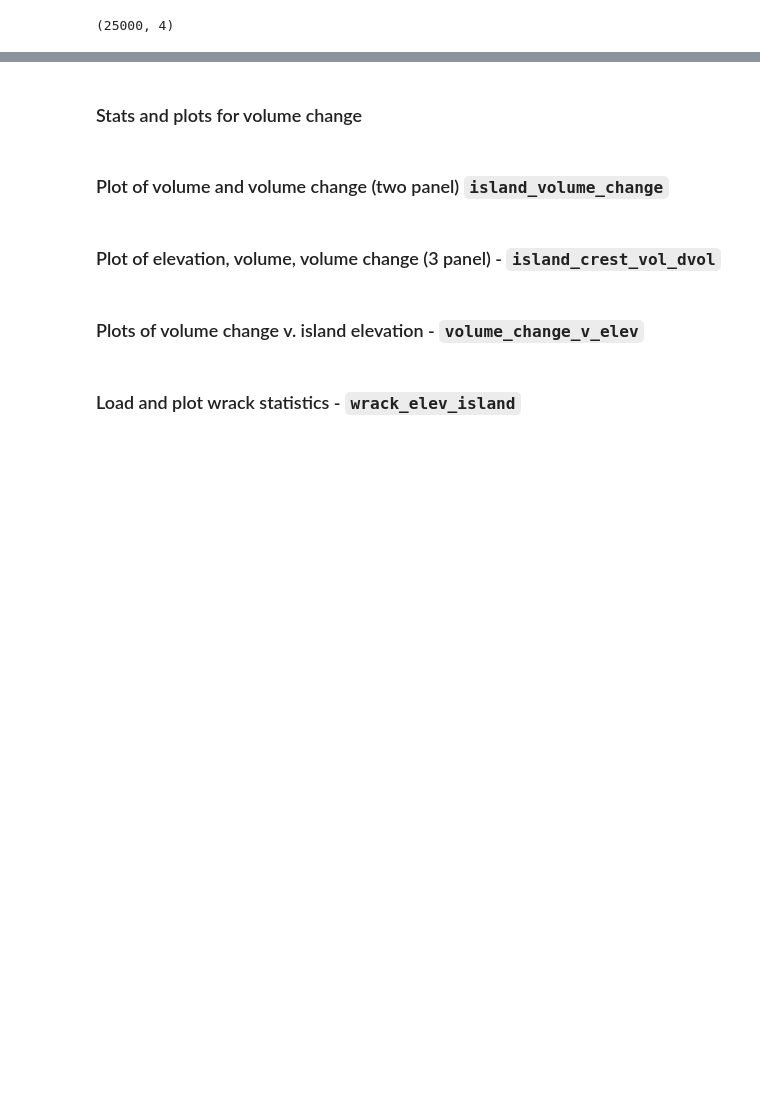
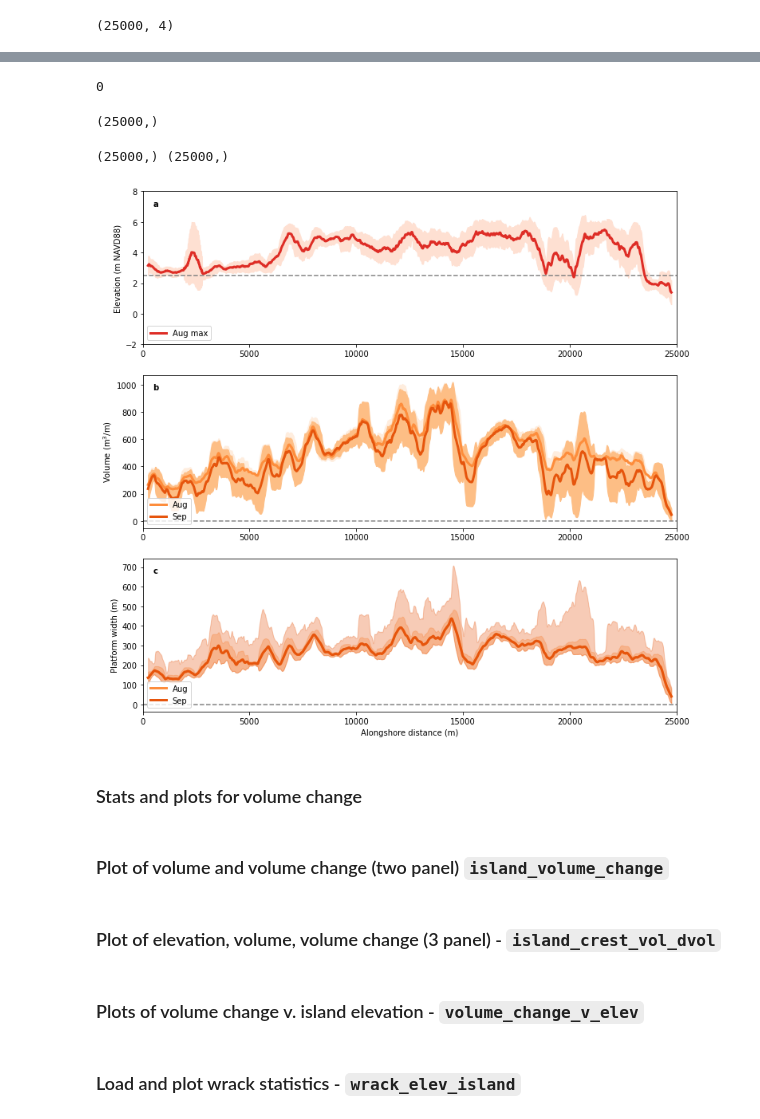
Before and after one commit to csherwood-usgs/CoreBx, a Jupyter notebook: CoreBx_process.ipynb, the cells around one changed output, grey strips where cells are left out. Drawn from its saved outputs; the diff is of its cells as text; code cells hidden in the pictures; blank space fills up the shorter version.

```diff
--- a/CoreBx_process.ipynb
+++ b/CoreBx_process.ipynb
@@ -732,3 +877,0 @@ va_tot.shape
-# %%
-k = 3
-y = np.vstack([vp_tot[k,:], vb_tot[k,:], va_tot[k,:]])
@@ -1004,10 +1030,0 @@ plt.savefig(fig_name,bbox_inches='tight', format='png', dpi = 200)
-# %%
-# average elevation (alongshore)
-melev = plat_vol / platform_width
-print('Shape of alongshore mean elevation: ',np.shape(melev))
-# average elevation difference
-melev_diff = np.diff(melev,1,0)
-print('Shape of elevation difference: ',np.shape(melev_diff))
-for i in range(nmaps-1):
-    sstat=stat_summary(melev_diff[i,:],iprint=False)
-    print('d50: ',sstat['d50'],'mean',sstat['mean'])
@@ -1062,24 +1031,38 @@ print("Mean elevation difference = {:.2f} +/- {:.2f} (inluding mapping precision
+# %%
+np.sum(np.isnan(plat_vol))
+# %% [output]
+0
+# %%
+y.shape
+# %% [output]
+(25000,)
+# %%
+for i in range(0,4):
+    vpmean[:,i] = running_nanmean(plat_vol[:,i],501)
+    vpstd[:,i] = running_stddev(plat_vol[:,i],501)
 # %%
+# NOTE - The volumes and widths are associated with the LAST MAP calculated in the loop above
 # island width is wrong in places with no island volume
 # TODO: maybe fix this in profile calcs?
-width_platform0=width_platform.copy()
-width_platform0[vp<=10.]=0.
+
+width_platform0=platform_width.copy()
+#width_platform0[plat_=10.]=0.
 
 # average volume
-vpmean = np.zeros_like(vp)
+vpmean = np.zeros_like(plat_vol)
 vpstd = vpmean.copy()
 apmean = vpmean.copy()
 apstd = vpmean.copy()
 
 # smooth volumes and widths
 for i in range(0,4):
-    vpmean[i,:] = running_nanmean(vp[i,:],501)
-    vpstd[i,:] = running_stddev(vp[i,:],501)
-    apmean[i,:] = running_nanmean(width_platform0[i,:],501)
-    apstd[i,:] = running_stddev(width_platform0[i,:],501)
+    vpmean[:,i] = running_nanmean(plat_vol[:,i],501)
+    vpstd[:,i] = running_stddev(plat_vol[:,i],501)
+    apmean[:,i] = running_nanmean(width_platform0[:,i],501)
+    apstd[:,i] = running_stddev(width_platform0[:,i],501)
 
 # smooth max elevations in August
-x = zmax[0,:]
+x = zdune[:,0]
 xs = running_nanmean(x,501)
 xstd = running_stddev(x,501)
 print(np.shape(x),np.shape(xs))
@@ -1088,48 +1071,51 @@ print(np.shape(x),np.shape(xs))
 
 plt.figure(figsize=(12,12))
 ax1=plt.subplot(311)
 plt.plot(y,np.ones_like(y)*2.5,'--',c='gray')
 plt.plot(y,xs,'-',linewidth=3,c=red3[2],label='Aug max')
 ax1.fill_between(y,xs-xstd,xs+xstd,color=red3[0])
-plt.plot(y,pelev0s,linewidth=3,c=cols[1],label='Aug mean')
-plt.plot(y,pelev1s,linewidth=3,c=cols[2],label='Sep mean')
-ax1.fill_between(y,pelev1s-pelev1sd,pelev1s+pelev1sd,color=cols[0])
+# plt.plot(y,pelev0s,linewidth=3,c=cols[1],label='Aug mean')
+# plt.plot(y,pelev1s,linewidth=3,c=cols[2],label='Sep mean')
+# ax1.fill_between(y,pelev1s-pelev1sd,pelev1s+pelev1sd,color=cols[0])
 plt.ylim((-2,8))
 plt.text(0.02, 0.92,'a',horizontalalignment='left',verticalalignment='center',transform = ax1.transAxes, fontweight='bold')
 plt.legend(loc='lower left')
 plt.ylabel('Elevation (m NAVD88)')
-plt.xlim((0,36500))
+plt.xlim((0,25000))
 
 ax2=plt.subplot(312)
 plt.plot(y,np.ones_like(y)*0.,'--',c='gray')
-plt.plot(y,vpmean[0,:],linewidth=3,c=cols[2],label='Aug')
-plt.plot(y,vpmean[1,:],linewidth=3,c=cols[3],label='Sep')
-ax2.fill_between(y,vpmean[0,:]-vpstd[0,:],vpmean[0,:]+vpstd[0,:],color=cols[0])
-ax2.fill_between(y,vpmean[1,:]-vpstd[1,:],vpmean[1,:]+vpstd[1,:],color=cols[0])
+plt.plot(y,vpmean[:,0],linewidth=3,c=cols[2],label='Aug')
+plt.plot(y,vpmean[:,1],linewidth=3,c=cols[3],label='Sep')
+ax2.fill_between(y,vpmean[:,0]-vpstd[:,0],vpmean[:,0]+vpstd[:,0],color=cols[0])
+ax2.fill_between(y,vpmean[:,1]-vpstd[:,1],vpmean[:,1]+vpstd[:,1],color=cols[1])
 plt.text(0.02, 0.92,'b ',horizontalalignment='left',verticalalignment='center',transform = ax2.transAxes, fontweight='bold')
 #plt.ylim((-2,8))
 plt.ylabel('Volume (m$^3$/m)')
 plt.legend(loc='lower left')
-plt.xlim((0,36500))
+plt.xlim((0,25000))
 #plt.xlabel('Alongshore distance (m)')
 
 ax3=plt.subplot(313)
 plt.plot(y,np.ones_like(y)*0.,'--',c='gray')
-plt.plot(y,apmean[0,:],linewidth=3,c=cols[2],label='Aug')
-plt.plot(y,apmean[1,:],linewidth=3,c=cols[3],label='Sep')
-ax3.fill_between(y,apmean[0,:]-apstd[0,:],apmean[0,:]+apstd[0,:],color=cols[0])
-ax3.fill_between(y,apmean[1,:]-apstd[1,:],apmean[1,:]+vpstd[1,:],color=cols[0])
+plt.plot(y,apmean[:,0],linewidth=3,c=cols[2],label='Aug')
+plt.plot(y,apmean[:,1],linewidth=3,c=cols[3],label='Sep')
+ax3.fill_between(y,apmean[:,0]-apstd[:,0],apmean[:,0]+apstd[:,0],color=cols[2],alpha=0.3)
+ax3.fill_between(y,apmean[:,1]-apstd[:,1],apmean[:,1]+vpstd[:,1],color=cols[3],alpha=0.3)
 plt.text(0.02, 0.92,'c ',horizontalalignment='left',verticalalignment='center',transform = ax3.transAxes, fontweight='bold')
 #plt.ylim((-2,8))
 plt.ylabel('Platform width (m)')
 plt.legend(loc='lower left')
-plt.xlim((0,36500))
+plt.xlim((0,25000))
 plt.xlabel('Alongshore distance (m)')
 
-fig_name = 'island_crest_vol_area.svg'
+fig_name = fig_dir+'island_crest_vol_area.svg'
 plt.savefig(fig_name,bbox_inches='tight', format='svg')
 fig_name = 'island_crest_vol_area.png'
 plt.savefig(fig_name,bbox_inches='tight', format='png', dpi = 200)
+# %% [output]
+(25000,) (25000,)
+[figure, added]
 # %% [markdown]
 ### Stats and plots for volume change
 # %%
```
Also changed, not shown: parts of 35 cells of this notebook.
